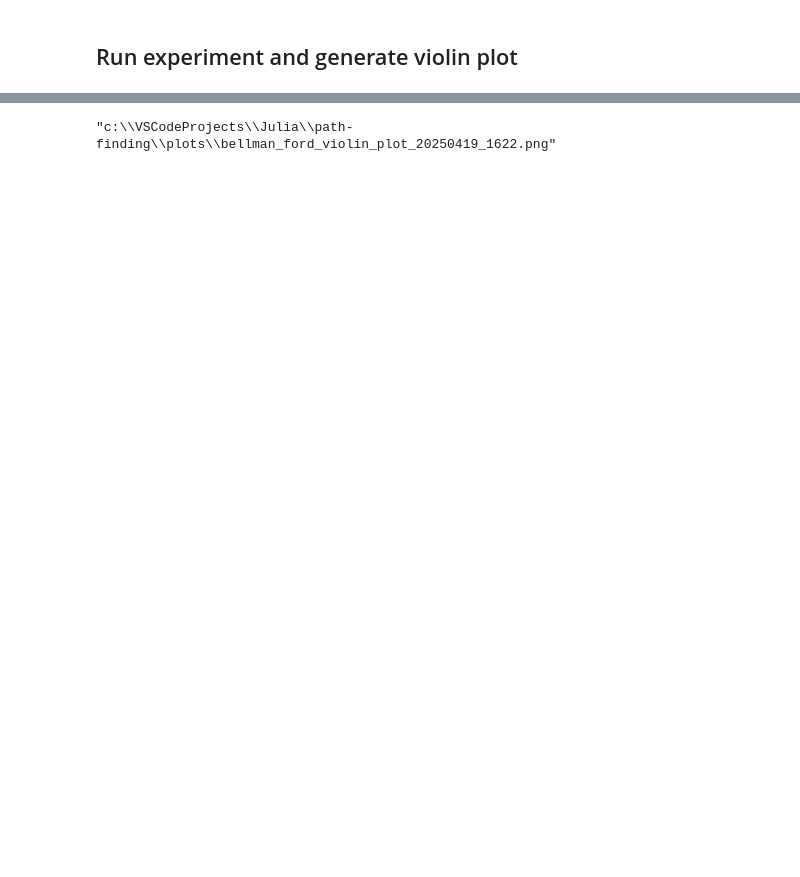
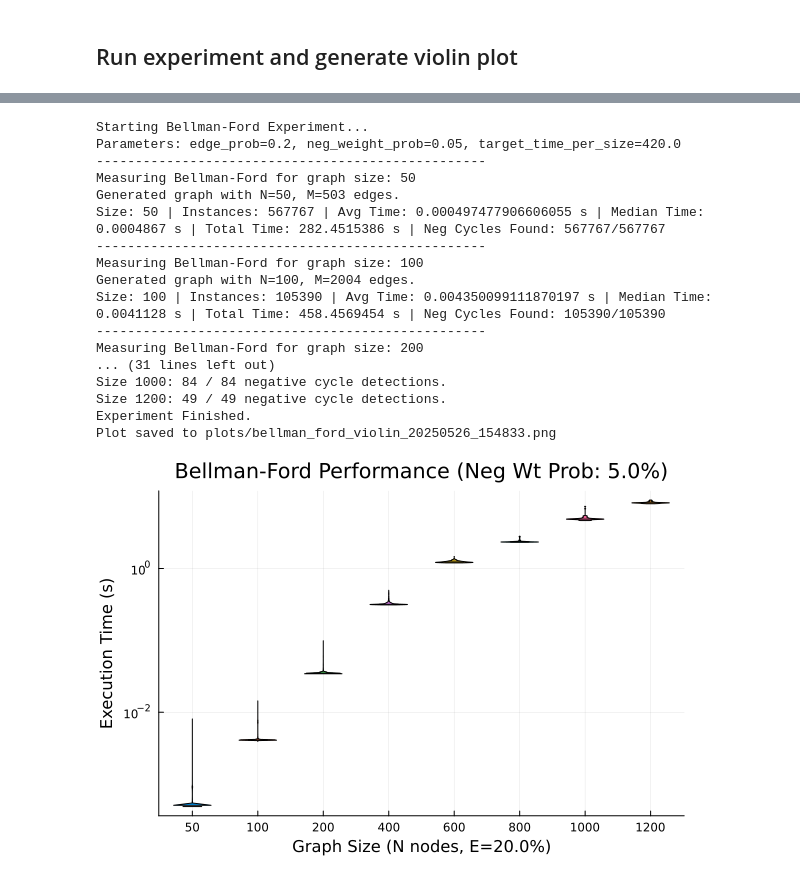
Before and after one commit to wujciak/DiscreteMath, a Jupyter notebook: path-finding/bellman-ford.ipynb, the cells around one changed output, grey strips where cells are left out. Saved outputs shown, nothing was run; the diff lists cells and outputs as text; code cells hidden in the pictures; blank space fills up the shorter version.

Commit message:
corrected bellman-ford

```diff
--- a/path-finding/bellman-ford.ipynb
+++ b/path-finding/bellman-ford.ipynb
@@ -168,4 +226,64 @@ Instances: 23 | Avg time: 17.79218044347826 s | Median time: 17.7289408 s |Total
-# %%
-savefig("plots/bellman_ford_violin_plot_$(Dates.format(Dates.now(), "yyyymmdd_HHMM")).png")
-# %% [output]
-"c:\\VSCodeProjects\\Julia\\path-finding\\plots\\bellman_ford_violin_plot_20250419_1622.png"
+# %%
+using StatsPlots
+
+experiment_sizes = [50, 100, 200, 400, 600, 800, 1000, 1200]
+experiment_edge_prob = 0.2
+experiment_neg_weight_prob = 0.05
+experiment_target_time = 420.0
+
+bf_times, bf_plot_sizes = run_bellmanford_experiment(
+    experiment_sizes,
+    experiment_edge_prob,
+    experiment_neg_weight_prob,
+    experiment_target_time
+)
+
+sizes_series_bf = [string(s) for s in bf_plot_sizes]
+valid_indices = [i for (i, t_list) in enumerate(bf_times) if !isempty(t_list)]
+filtered_bf_times = bf_times[valid_indices]
+filtered_sizes_series_bf = sizes_series_bf[valid_indices]
+
+if !isempty(filtered_bf_times)
+    display(violin(
+        permutedims(filtered_sizes_series_bf),
+        filtered_bf_times,
+        xlabel = "Graph Size (N nodes, E=$(experiment_edge_prob*100)%)",
+        ylabel = "Execution Time (s)",
+        title = "Bellman-Ford Performance (Neg Wt Prob: $(experiment_neg_weight_prob*100)%)",
+        show_median = true,
+        legend = false,
+        yscale = :log10,
+        linecolor=:auto,
+        fillcolor=:auto
+    ))
+
+    plot_filename = "plots/bellman_ford_violin_$(Dates.format(Dates.now(), "yyyymmdd_HHMMSS")).png"
+    try
+        mkpath("plots")
+        savefig(plot_filename)
+        println("Plot saved to $plot_filename")
+    catch e
+        println("Error saving plot: $e")
+    end
+else
+    println("No data to plot. Experiment might have had issues or all sizes resulted in no instances.")
+end
+# %% [output]
+Starting Bellman-Ford Experiment...
+Parameters: edge_prob=0.2, neg_weight_prob=0.05, target_time_per_size=420.0
+--------------------------------------------------
+Measuring Bellman-Ford for graph size: 50
+Generated graph with N=50, M=503 edges.
+Size: 50 | Instances: 567767 | Avg Time: 0.000497477906606055 s | Median Time: 0.0004867 s | Total Time: 282.4515386 s | Neg Cycles Found: 567767/567767
+--------------------------------------------------
+Measuring Bellman-Ford for graph size: 100
+Generated graph with N=100, M=2004 edges.
+Size: 100 | Instances: 105390 | Avg Time: 0.004350099111870197 s | Median Time: 0.0041128 s | Total Time: 458.4569454 s | Neg Cycles Found: 105390/105390
+--------------------------------------------------
+Measuring Bellman-Ford for graph size: 200
+... (31 lines left out)
+Size 1000: 84 / 84 negative cycle detections.
+Size 1200: 49 / 49 negative cycle detections.
+Experiment Finished.
+Plot saved to plots/bellman_ford_violin_20250526_154833.png
+[figure, added]
```
Also changed, not shown: parts of 5 cells of this notebook, 2 other files.
